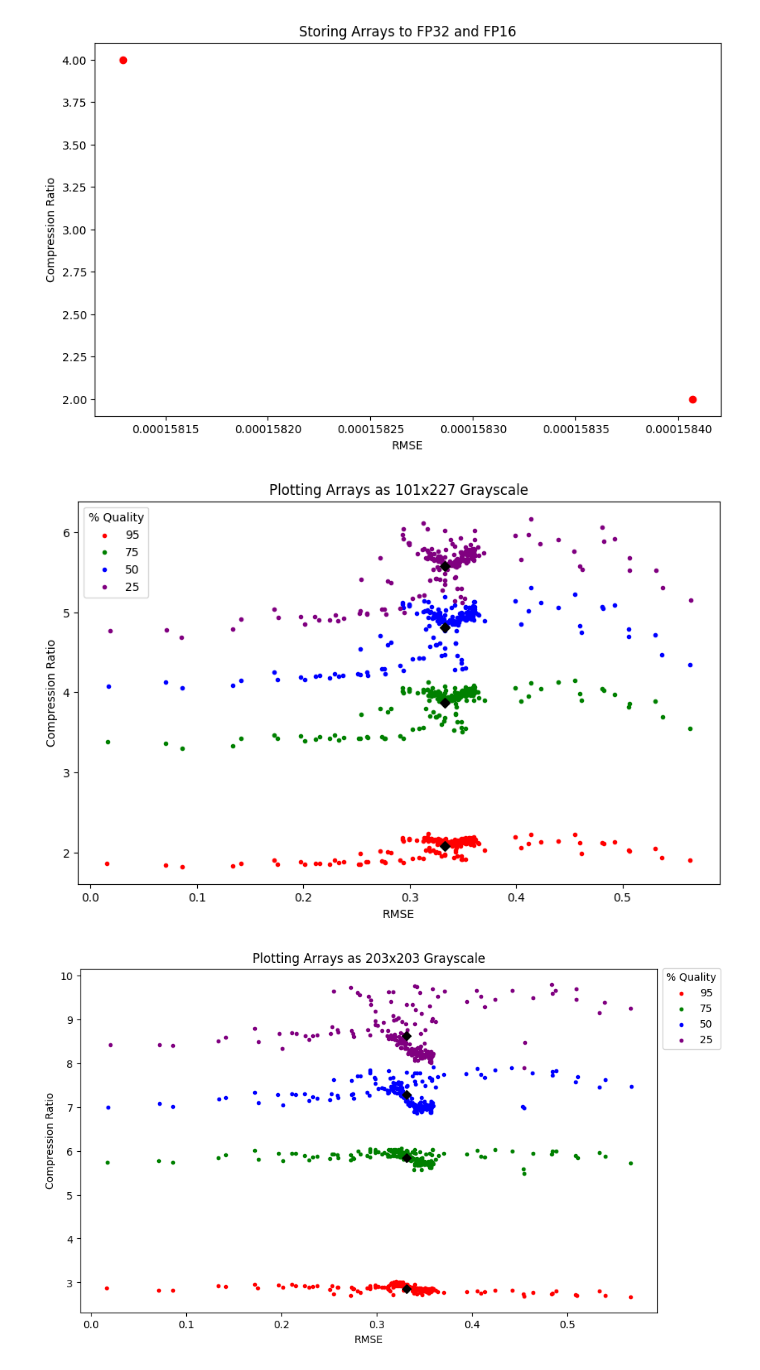
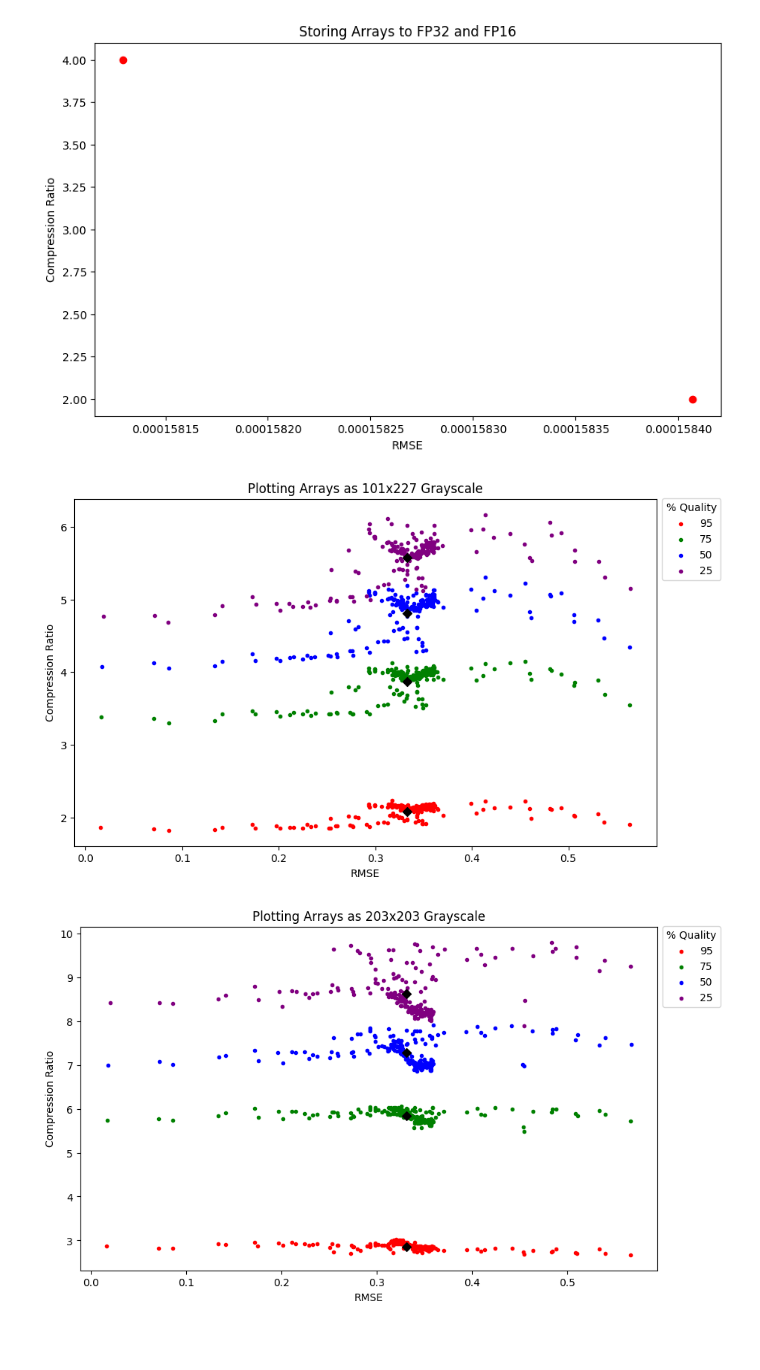
Before and after one commit to sarthaag/data-compression, a Jupyter notebook: analysis2_combined.ipynb, the cells around one changed output. Saved outputs shown, nothing was run; the diff lists cells and outputs as text; code cells hidden in the pictures; blank space fills up the shorter version.

Commit message:
Finalize all updates to graphs for today

```diff
--- a/analysis2_combined.ipynb
+++ b/analysis2_combined.ipynb
@@ -27,25 +27,25 @@ plt.show()
 # %%
 # Analysis 2.1
 
 plt.figure(figsize=(10, 6))
 plt.scatter(df['RMSE2.1.95'], df['CR2.1.95'], color='red', label='95', marker='.')
 plt.scatter(df['RMSE2.1.75'], df['CR2.1.75'], color='green', label='75', marker='.')
 plt.scatter(df['RMSE2.1.50'], df['CR2.1.50'], color='blue', label='50', marker='.')
 plt.scatter(df['RMSE2.1.25'], df['CR2.1.25'], color='purple', label='25', marker='.')
-plt.legend(title='% Quality')
+plt.legend(title='% Quality', bbox_to_anchor=(1.0, 1.017))
 
 # Plotting the mean for each quality
 plt.scatter(df['RMSE2.1.95'].mean(axis=0), df['CR2.1.95'].mean(axis=0), color='black', marker='D')
 plt.scatter(df['RMSE2.1.75'].mean(axis=0), df['CR2.1.75'].mean(axis=0), color='black', marker='D')
 plt.scatter(df['RMSE2.1.50'].mean(axis=0), df['CR2.1.50'].mean(axis=0), color='black', marker='D')
 plt.scatter(df['RMSE2.1.25'].mean(axis=0), df['CR2.1.25'].mean(axis=0), color='black', marker='D')
 
 plt.xlabel("RMSE")
 plt.ylabel("Compression Ratio")
 plt.title("Plotting Arrays as 101x227 Grayscale")
 plt.show()
 # %% [output]
-[figure, old version]
+[figure, new version]
 # %%
 # Analysis 2.2
 
```
Also changed, not shown: parts of 1 cell of this notebook.
